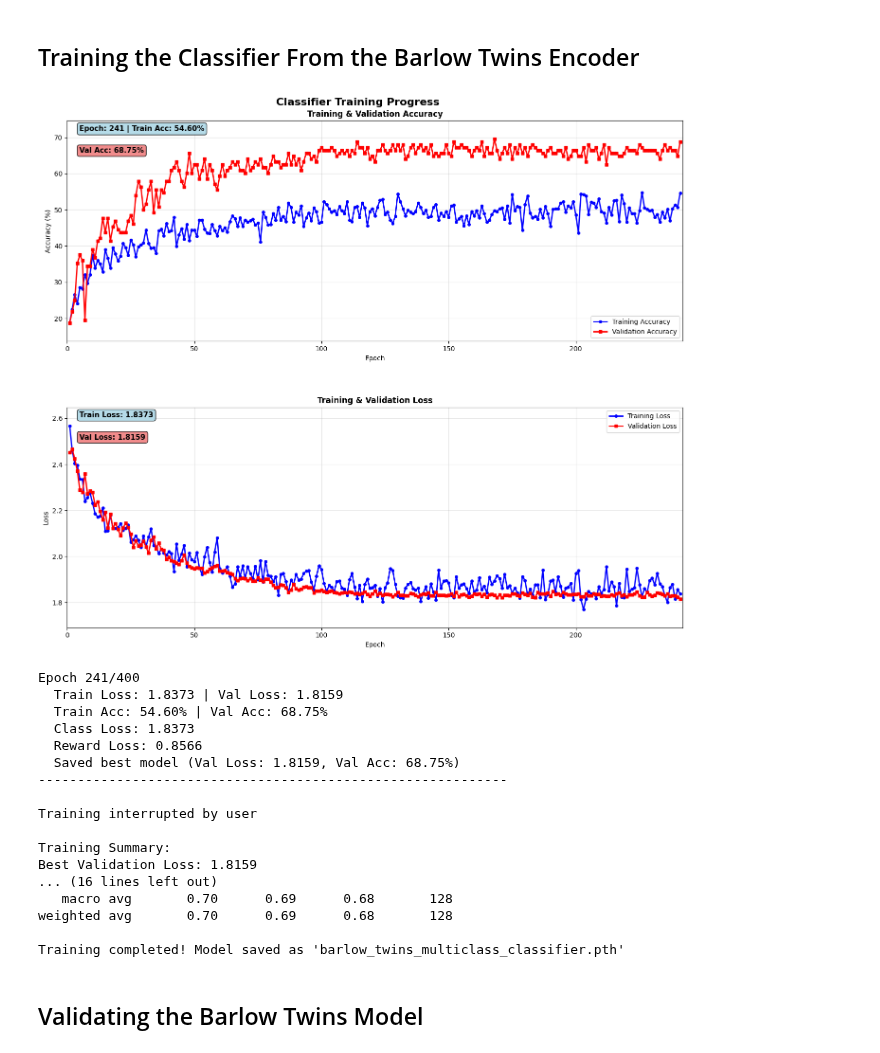
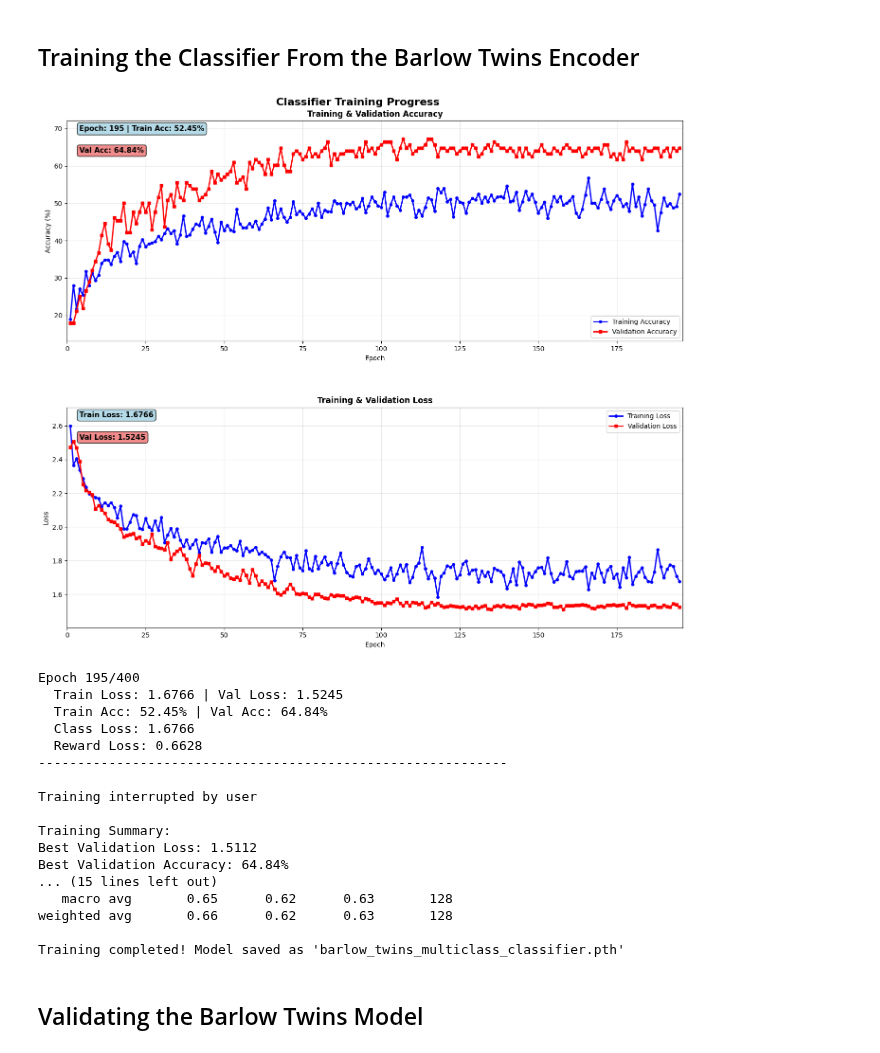
Before and after one commit to colinedsall/ofdspm, a Jupyter notebook: examples.ipynb, the cells around one changed output. Saved outputs shown, nothing was run; the diff lists cells and outputs as text; code cells hidden in the pictures.

```diff
--- a/examples.ipynb
+++ b/examples.ipynb
@@ -680,56 +697,56 @@ def main(encoder_path, base_folder, dataset_names, weights, num_epochs, reward_w
 
     print("\nDetailed Classification Report:")
     print(classification_report(all_labels, all_predictions,
                               target_names=[f'Class {i}' for i in range(5)]))
 
     # Save final model
     torch.save({
         'model_state_dict': model.state_dict(),
         'optimizer_state_dict': optimizer.state_dict(),
         'train_losses': train_losses,
         'val_losses': val_losses,
         'final_accuracy': val_accuracy,
     }, 'barlow_twins_multiclass_classifier.pth')
 
     print("Training completed! Model saved as 'barlow_twins_multiclass_classifier.pth'")
 
 if __name__ == "__main__":
     # Data loading parameters
     base_folder = "exp_data/June 18"
     dataset_names = ["read_out", "wear_out"]
     encoder_path = 'best_barlow_twins_encoder.pth'
 
     weights = {
-        'height_consistency': 0.25,
-        'phase_consistency': 0.20,
-        'sharpness': 0.5,
-        'snr': 0.25,
-        'data_diversity': 0.01,
-        'tip_freshness': 0.02,
-        'scan_rate': 0.02
+        'height_consistency': 1,
+        'phase_consistency': 1,
+        'sharpness': 1,
+        'snr': 1,
+        'data_diversity': 0.00,
+        'tip_freshness': 1,
+        'scan_rate': 0.00
     }
 
     reward_weight = 0.75
     num_epochs = 400
 
     main(encoder_path, base_folder, dataset_names, weights, num_epochs, reward_weight)
 # %% [output]
-[figure, old version]
+[figure, new version]
-Epoch 241/400
-  Train Loss: 1.8373 | Val Loss: 1.8159
-  Train Acc: 54.60% | Val Acc: 68.75%
-  Class Loss: 1.8373
-  Reward Loss: 0.8566
-  Saved best model (Val Loss: 1.8159, Val Acc: 68.75%)
+Epoch 195/400
+  Train Loss: 1.6766 | Val Loss: 1.5245
+  Train Acc: 52.45% | Val Acc: 64.84%
+  Class Loss: 1.6766
+  Reward Loss: 0.6628
 ------------------------------------------------------------
 
 Training interrupted by user
 
 Training Summary:
-Best Validation Loss: 1.8159
-... (16 lines left out)
-   macro avg       0.70      0.69      0.68       128
-weighted avg       0.70      0.69      0.68       128
+Best Validation Loss: 1.5112
+Best Validation Accuracy: 64.84%
+... (15 lines left out)
+   macro avg       0.65      0.62      0.63       128
+weighted avg       0.66      0.62      0.63       128
 
 Training completed! Model saved as 'barlow_twins_multiclass_classifier.pth'
 # %% [markdown]
```
Also changed, not shown: parts of 5 cells of this notebook, 11 other files.
